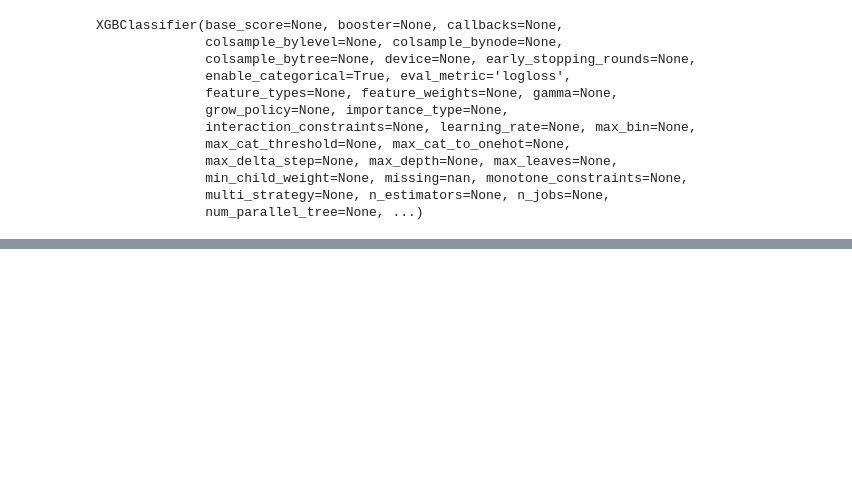
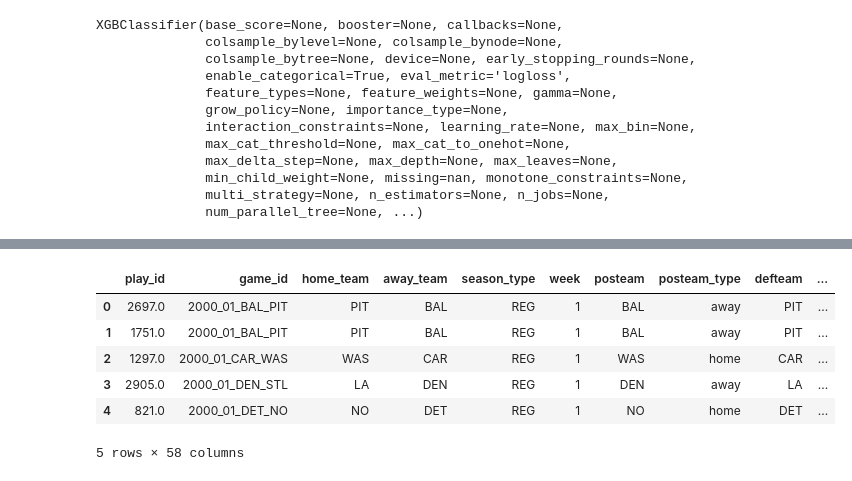
Before and after one commit to cwedell/bus673, a Jupyter notebook: NFLverse_EDA.ipynb, the cells around one changed output, grey strips where cells are left out. Saved outputs shown, nothing was run; the diff lists cells and outputs as text; code cells hidden in the pictures; blank space fills up the shorter version.

```diff
--- a/NFLverse_EDA.ipynb
+++ b/NFLverse_EDA.ipynb
@@ -449,0 +462,9 @@ Feature Importances: [0.00739042 0.03770078 0.11540795 0.347221   0.26395175 0.1
+# %%
+query = f"""
+SELECT
+  team,
+  year,
+  record,
+  coaches
+FROM `{table_ref}`;
+"""
@@ -449,0 +486,17 @@ Feature Importances: [0.00739042 0.03770078 0.11540795 0.347221   0.26395175 0.1
+# %%
+# align team names with those from the larger dataset
+seasons['team'] = seasons['team'].str.upper()
+seasons['team'] = seasons['team'].replace('CRD', 'ARI')
+seasons['team'] = seasons['team'].replace('SFO', 'SF')
+seasons['team'] = seasons['team'].replace('RAM', 'LA')
+seasons['team'] = seasons['team'].replace('GNB', 'GB')
+seasons['team'] = seasons['team'].replace('NOR', 'NO')
+seasons['team'] = seasons['team'].replace('TAM', 'TB')
+seasons['team'] = seasons['team'].replace('KAN', 'KC')
+seasons['team'] = seasons['team'].replace('SDG', 'LAC')
+seasons['team'] = seasons['team'].replace('RAI', 'LV')
+seasons['team'] = seasons['team'].replace('RAV', 'BAL')
+seasons['team'] = seasons['team'].replace('NWE', 'NE')
+seasons['team'] = seasons['team'].replace('CLT', 'IND')
+seasons['team'] = seasons['team'].replace('OTI', 'TEN')
+seasons['team'] = seasons['team'].replace('HTX', 'HOU')
@@ -449,0 +506,16 @@ Feature Importances: [0.00739042 0.03770078 0.11540795 0.347221   0.26395175 0.1
+# %%
+clean = clean.merge(
+    seasons[['team', 'year', 'wins', 'coaches']],
+    left_on=['posteam', 'season'],
+    right_on=['team', 'year'],
+    how='left'
+)
+clean.head()
+# %% [output]
+|  | play_id | game_id | home_team | away_team | season_type | week | posteam | posteam_type | defteam | ... |
+| 0 | 2697.0 | 2000_01_BAL_PIT | PIT | BAL | REG | 1 | BAL | away | PIT | ... |
+| 1 | 1751.0 | 2000_01_BAL_PIT | PIT | BAL | REG | 1 | BAL | away | PIT | ... |
+| 2 | 1297.0 | 2000_01_CAR_WAS | WAS | CAR | REG | 1 | WAS | home | CAR | ... |
+| 3 | 2905.0 | 2000_01_DEN_STL | LA | DEN | REG | 1 | DEN | away | LA | ... |
+| 4 | 821.0 | 2000_01_DET_NO | NO | DET | REG | 1 | NO | home | DET | ... |
+5 rows × 58 columns
```
Also changed, not shown: parts of 11 cells of this notebook.
